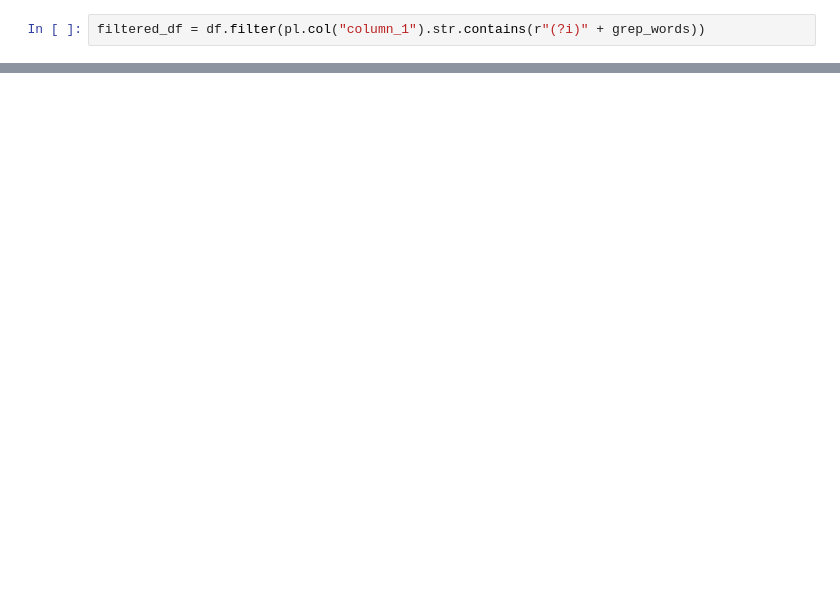
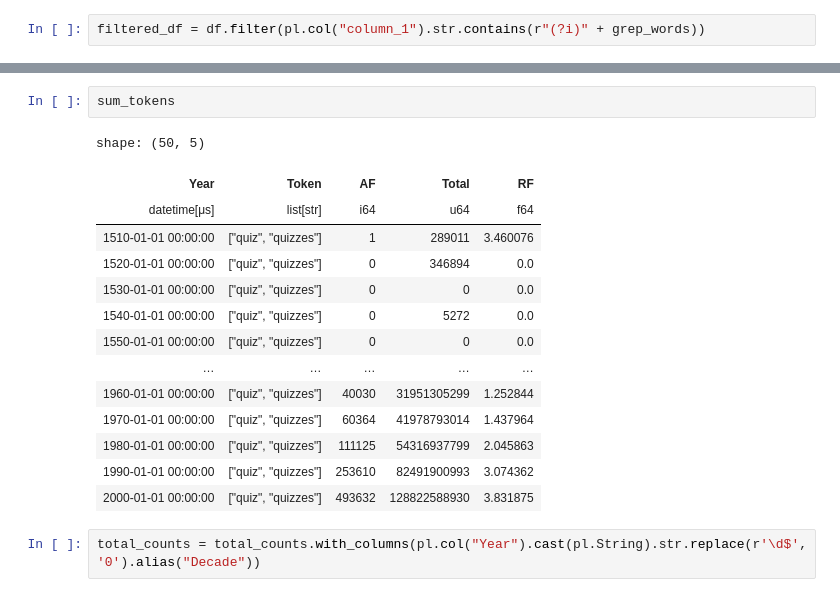
Before and after one commit to browndw/google_ngrams, a Jupyter notebook: docs/google_ngrams.ipynb, the cells around one changed output, grey strips where cells are left out. Saved outputs shown, nothing was run; the diff lists cells and outputs as text; blank space fills up the shorter version.

```diff
--- a/docs/google_ngrams.ipynb
+++ b/docs/google_ngrams.ipynb
@@ -79,0 +367,19 @@ shape: (1_113, 4)
+# %%
+sum_tokens
+# %% [output]
+shape: (50, 5)
+| Year | Token | AF | Total | RF |
+| datetime[μs] | list[str] | i64 | u64 | f64 |
+| 1510-01-01 00:00:00 | ["quiz", "quizzes"] | 1 | 289011 | 3.460076 |
+| 1520-01-01 00:00:00 | ["quiz", "quizzes"] | 0 | 346894 | 0.0 |
+| 1530-01-01 00:00:00 | ["quiz", "quizzes"] | 0 | 0 | 0.0 |
+| 1540-01-01 00:00:00 | ["quiz", "quizzes"] | 0 | 5272 | 0.0 |
+| 1550-01-01 00:00:00 | ["quiz", "quizzes"] | 0 | 0 | 0.0 |
+| … | … | … | … | … |
+| 1960-01-01 00:00:00 | ["quiz", "quizzes"] | 40030 | 31951305299 | 1.252844 |
+| 1970-01-01 00:00:00 | ["quiz", "quizzes"] | 60364 | 41978793014 | 1.437964 |
+| 1980-01-01 00:00:00 | ["quiz", "quizzes"] | 111125 | 54316937799 | 2.045863 |
+| 1990-01-01 00:00:00 | ["quiz", "quizzes"] | 253610 | 82491900993 | 3.074362 |
+| 2000-01-01 00:00:00 | ["quiz", "quizzes"] | 493632 | 128822588930 | 3.831875 |
+# %%
+total_counts = total_counts.with_columns(pl.col("Year").cast(pl.String).str.replace(r'\d$', '0').alias("Decade"))
```
Also changed, not shown: parts of 23 cells of this notebook, 2 other files.
